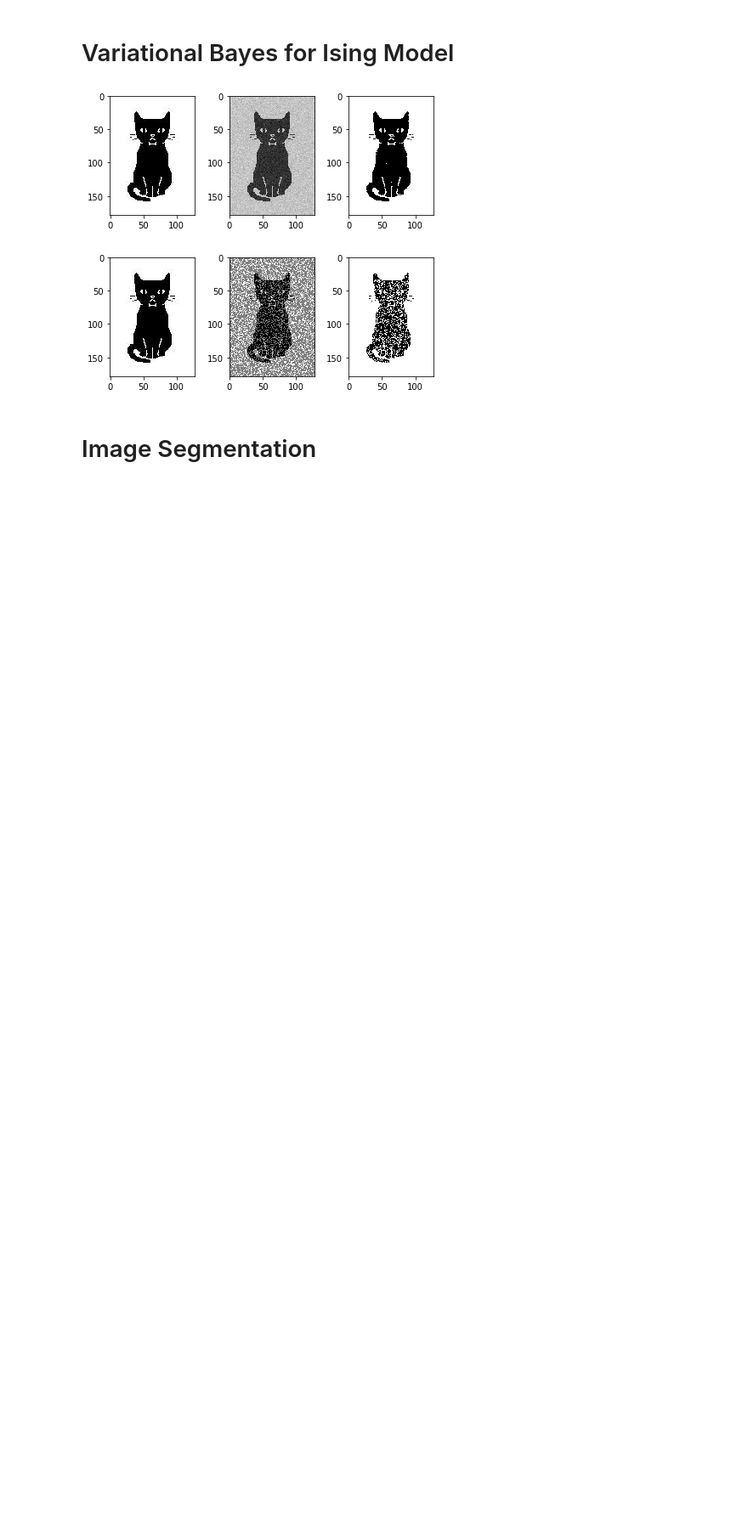
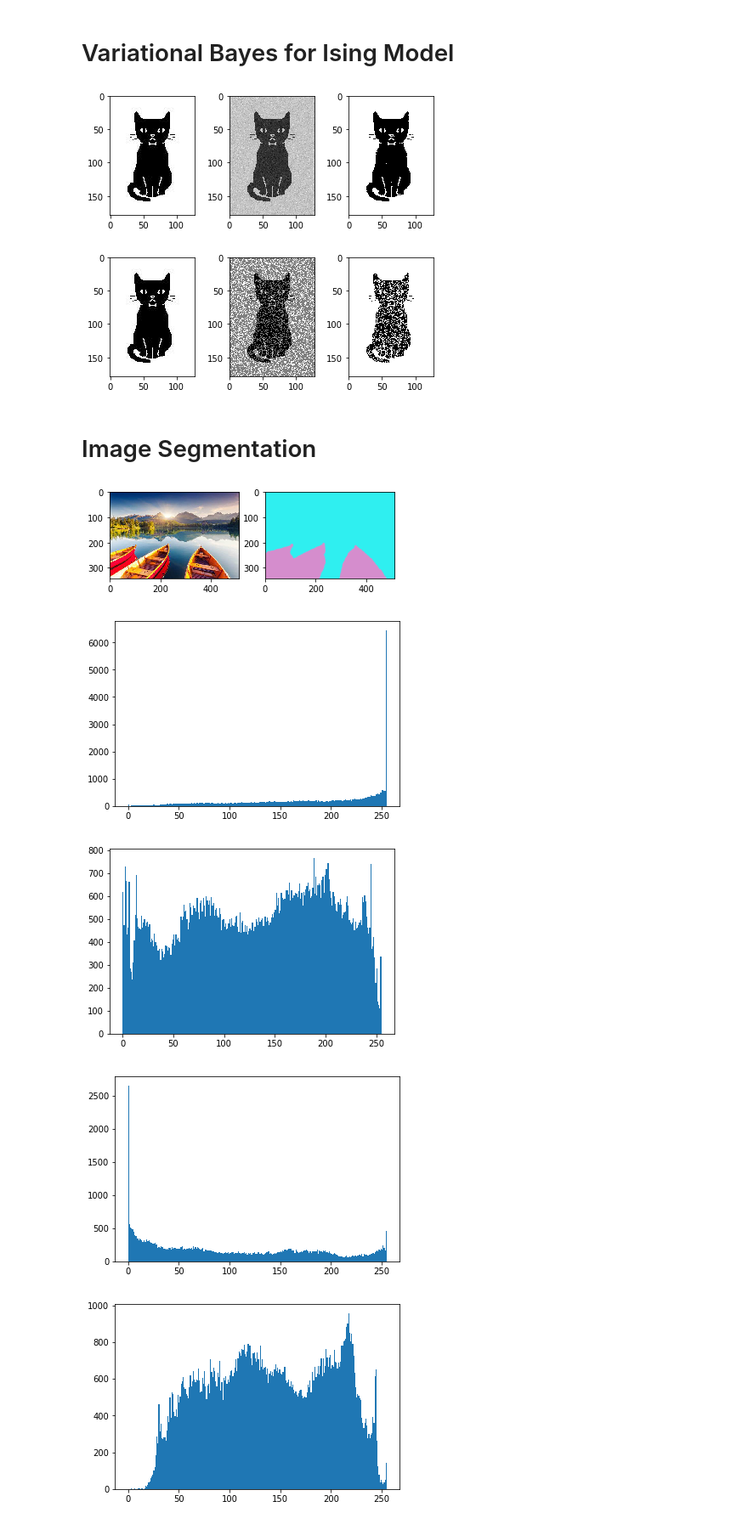
Before and after one commit to Aidan-acad/machineLearningjupNote, a Jupyter notebook: crswk2/Coursework 2 inference.ipynb, the cells around one changed output. Shown: that part at 85% size. Drawn from its saved outputs; the diff is of its cells as text; code cells hidden in the pictures; blank space fills up the shorter version.

```diff
--- a/crswk2/Coursework 2 inference.ipynb
+++ b/crswk2/Coursework 2 inference.ipynb
@@ -464,15 +464,15 @@ def imageSeg(img,histForeR,histBackR,histForeG,histBackG,histForeB,histBackB):
     imMi2 = np.copy(imMu)
     imLi = np.copy(imMu)
     beta = 1
-    nu = 0.5
+    nu = 89
     threshold = 0
     for index , pixel in np.ndenumerate(imMu):
         i,j = index
         pullR = img[i,j,0]
         pullG = img[i,j,1]
         pullB = img[i,j,2]
-        fore = 20*(histForeR[0][pullR]) + 20*(histForeG[0][pullG]) + 20*(histForeB[0][pullB])
-        back = 20*(histBackR[0][pullR]) + 20*(histBackG[0][pullG]) + 20*(histBackB[0][pullB])
+        fore = (histForeR[0][pullR]) + (histForeG[0][pullG]) + (histForeB[0][pullB])
+        back = (histBackR[0][pullR]) + (histBackG[0][pullG]) + (histBackB[0][pullB])
         #denom = (histForeR[0][pullR] + histBackR[0][pullR] + histForeG[0][pullG] + histBackG[0][pullG] + histForeB[0][pullB] + histBackB[0][pullB])
         imLi[i,j] = nu*(fore - back)
         #print(imLi[i,j])
@@ -481,7 +481,7 @@ def imageSeg(img,histForeR,histBackR,histForeG,histBackG,histForeB,histBackB):
         for (m,n) in ne:
             M += beta*imMu[m,n]
         imMi[i,j] = M
-    for t in range(0,30):
+    for t in range(0,50):
         for index, pixel in np.ndenumerate(imMu):
             i,j = index
             ne = neighbours(i,j,imShape[0],imShape[1],8)
@@ -499,8 +499,8 @@ def imageSeg(img,histForeR,histBackR,histForeG,histBackG,histForeB,histBackB):
 #             imMu2[index] = -1
     return (imMu2 > threshold).astype(float)
 
-im = imread("dinkyOwl.jpg")
-imFor = imread('dinkyOwlFore.jpg')
+im = imread("boat.jpg")
+imFor = imread('boatFore.jpg')
 foregroundR = []
 backgroundR = []
 foregroundG = []
@@ -537,30 +537,36 @@ foreR = np.histogram(foregroundR,bins = colourHist,density=True)
 backR = np.histogram(backgroundR,bins = colourHist,density=True)
 foreG = np.histogram(foregroundG,bins = colourHist,density=True)
 backG = np.histogram(backgroundG,bins = colourHist,density=True)
 foreB = np.histogram(foregroundB,bins = colourHist,density=True)
 backB = np.histogram(backgroundB,bins = colourHist,density=True)
 
 fig = plt.figure()
 ax1 =fig.add_subplot(121)
 ax1.imshow(im)
 ax2 = fig.add_subplot(122)
 ax2.imshow(imFor)
 
 fig2 = plt.figure()
 plt.hist(foregroundR,bins = histo)
 fig3 = plt.figure()
 plt.hist(backgroundR,bins = histo)
 fig4 = plt.figure()
 plt.hist(foregroundG,bins = histo)
 fig5 = plt.figure()
 plt.hist(backgroundG,bins = histo)
 fig6 = plt.figure()
 plt.hist(foregroundB,bins = histo)
 fig7 = plt.figure()
 plt.hist(backgroundB,bins = histo)
 
 fig8 = plt.figure()
 ax3 = fig8.add_subplot(121)
 out = imageSeg(im,foreR,backR,foreG,backG,foreB,backB)
 ax3.imshow(out,cmap='gray')
 plt.show()
+# %% [output]
+[figure, added]
+[figure, added]
+[figure, added]
+[figure, added]
+[figure, added]
```
Also changed, not shown: parts of 1 cell of this notebook, 4 other files.
